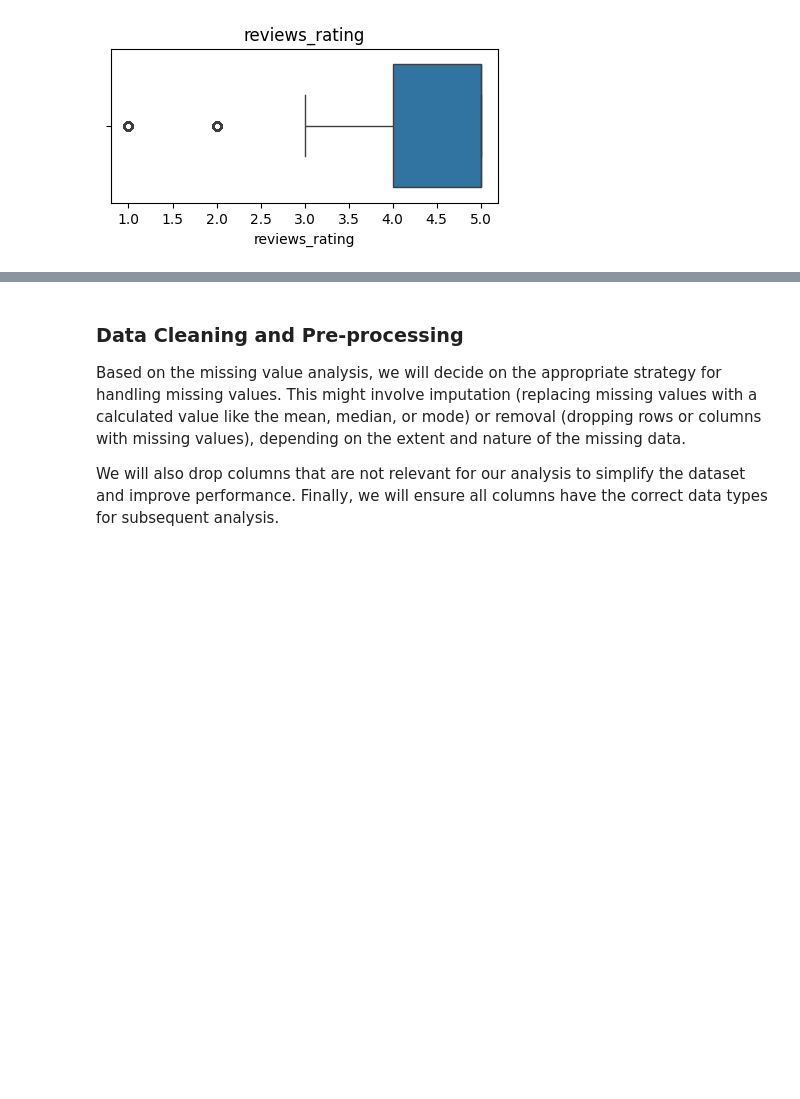
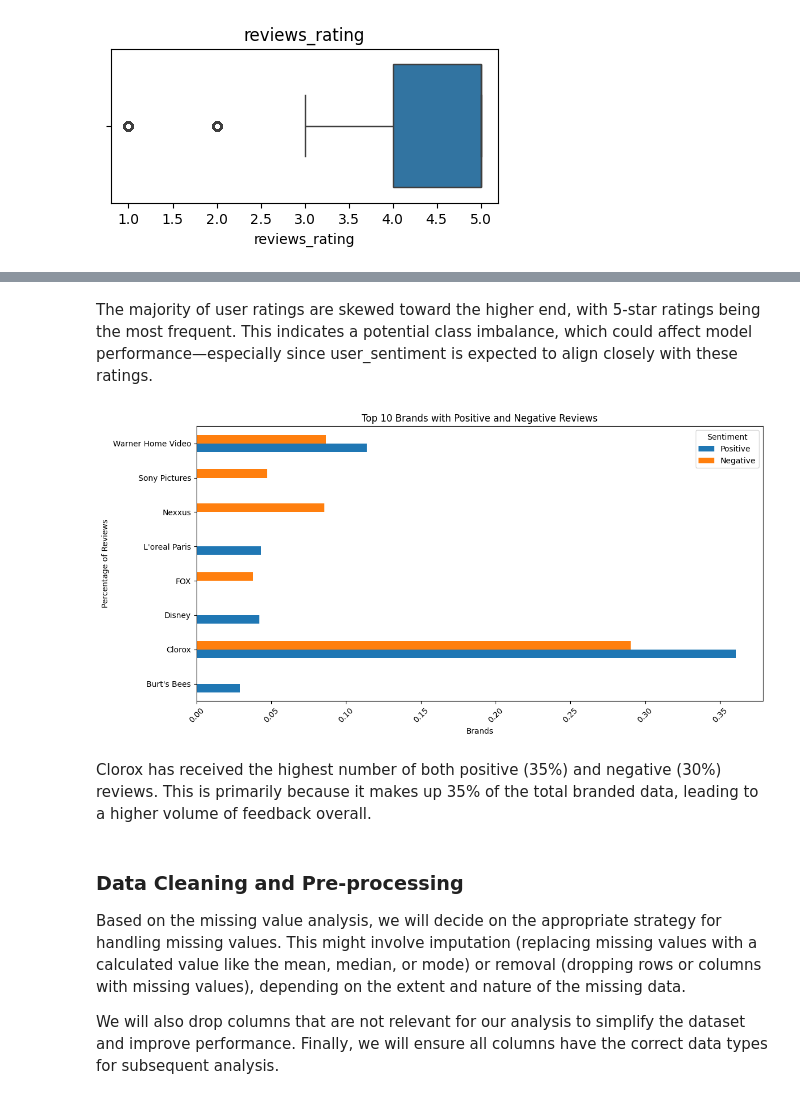
Before and after one commit to amitkmrjha/sentiment-based-recommendation-system, a Jupyter notebook: sentiment-based-recommendation-system.ipynb, the cells around one changed output, grey strips where cells are left out. Saved outputs shown, nothing was run; the diff lists cells and outputs as text; code cells hidden in the pictures; blank space fills up the shorter version.

```diff
--- a/sentiment-based-recommendation-system.ipynb
+++ b/sentiment-based-recommendation-system.ipynb
@@ -326,3 +375,29 @@ plot_outliers(df)
+# %% [markdown]
+The majority of user ratings are skewed toward the higher end, with 5-star ratings being the most frequent. This indicates a potential class imbalance, which could affect model performance—especially since user_sentiment is expected to align closely with these ratings.
+# %%
+# Get top 5 brands for each sentiment
+top_positive = df[df.user_sentiment == 'Positive'].brand.value_counts(normalize=True, ascending=False).head(5)
+top_negative = df[df.user_sentiment == 'Negative'].brand.value_counts(normalize=True, ascending=False).head(5)
+
+# Combine into one DataFrame
+top_brands_combined = pd.DataFrame({
+    'Positive': top_positive,
+    'Negative': top_negative
+}).fillna(0)
+
+# Plot
+top_brands_combined.plot(kind='barh', figsize=(12,6))
+plt.title("Top 10 Brands with Positive and Negative Reviews")
+plt.xlabel("Brands")
+plt.ylabel("Percentage of Reviews")
+plt.xticks(rotation=45)
+plt.legend(title="Sentiment")
+plt.tight_layout()
+plt.show()
+# %% [output]
+[figure, added]
+# %% [markdown]
+Clorox has received the highest number of both positive (35%) and negative (30%) reviews. This is primarily because it makes up 35% of the total branded data, leading to a higher volume of feedback overall.
 # %% [markdown]
 ### Data Cleaning and Pre-processing
 
```
Also changed, not shown: parts of 43 cells of this notebook, 2 other files.
